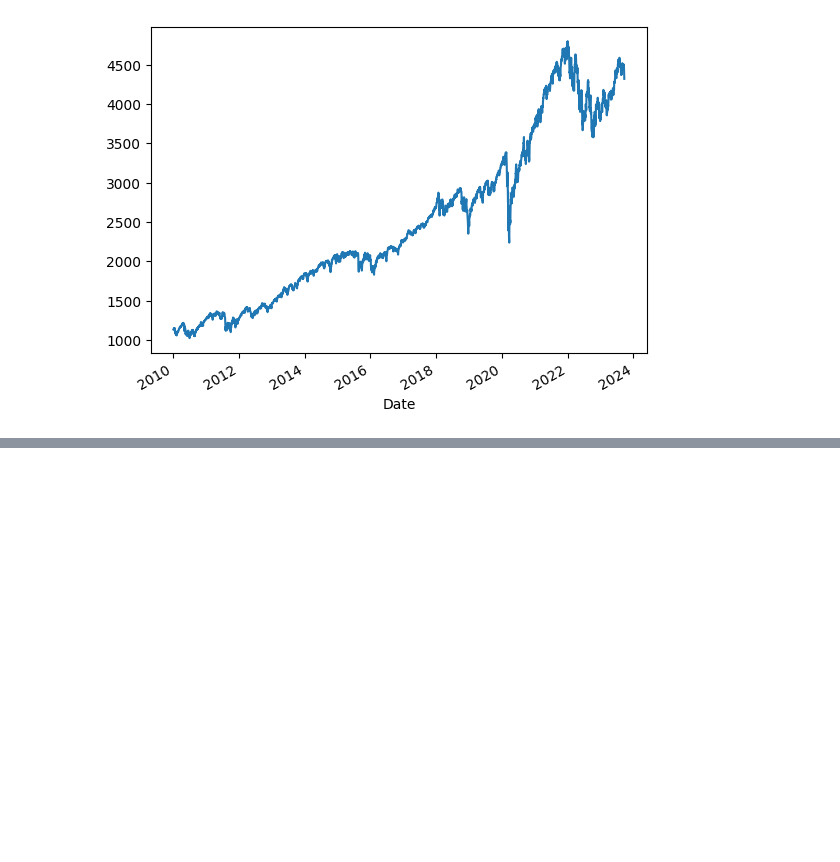
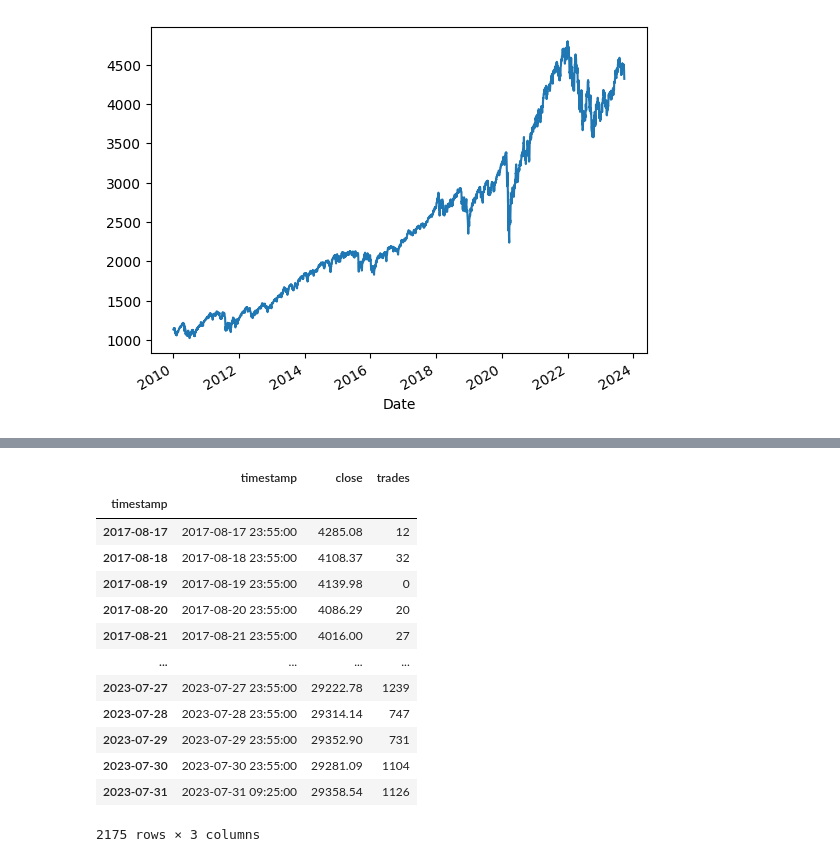
Before and after one commit to quetion/11201_investment, a Jupyter notebook: Python_basic.ipynb, the cells around one changed output, grey strips where cells are left out. Cells and saved outputs as stored; diff of their text form; code cells hidden in the pictures; blank space fills up the shorter version.

```diff
--- a/Python_basic.ipynb
+++ b/Python_basic.ipynb
@@ -221,0 +244,9 @@ data.price_spx.plot()
+# %%
+#匯入資料 csv
+data = pd.read_csv('BTCUSDT-5m-data.csv')
+# %%
+data = data[['timestamp','close','trades']]
+# %%
+data.index = pd.to_datetime(data.timestamp)
+data = data['2016-01':'2023-07']
+data.info()
@@ -221,0 +264,17 @@ data.price_spx.plot()
+# %%
+data.resample('1d').last()
+# %% [output]
+|  | timestamp | close | trades |
+| timestamp |  |  |  |
+| 2017-08-17 | 2017-08-17 23:55:00 | 4285.08 | 12 |
+| 2017-08-18 | 2017-08-18 23:55:00 | 4108.37 | 32 |
+| 2017-08-19 | 2017-08-19 23:55:00 | 4139.98 | 0 |
+| 2017-08-20 | 2017-08-20 23:55:00 | 4086.29 | 20 |
+| 2017-08-21 | 2017-08-21 23:55:00 | 4016.00 | 27 |
+| ... | ... | ... | ... |
+| 2023-07-27 | 2023-07-27 23:55:00 | 29222.78 | 1239 |
+| 2023-07-28 | 2023-07-28 23:55:00 | 29314.14 | 747 |
+| 2023-07-29 | 2023-07-29 23:55:00 | 29352.90 | 731 |
+| 2023-07-30 | 2023-07-30 23:55:00 | 29281.09 | 1104 |
+| 2023-07-31 | 2023-07-31 09:25:00 | 29358.54 | 1126 |
+2175 rows × 3 columns
```
Also changed, not shown: parts of 7 cells of this notebook.
